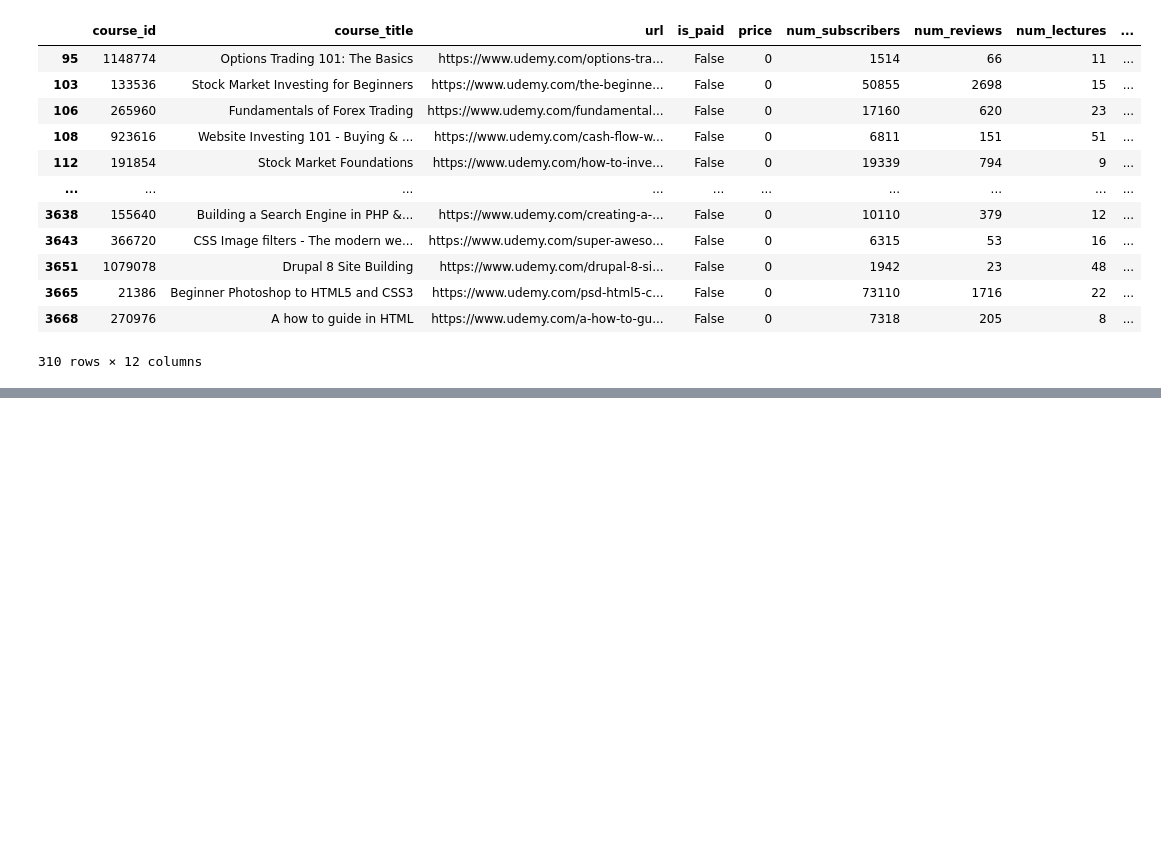
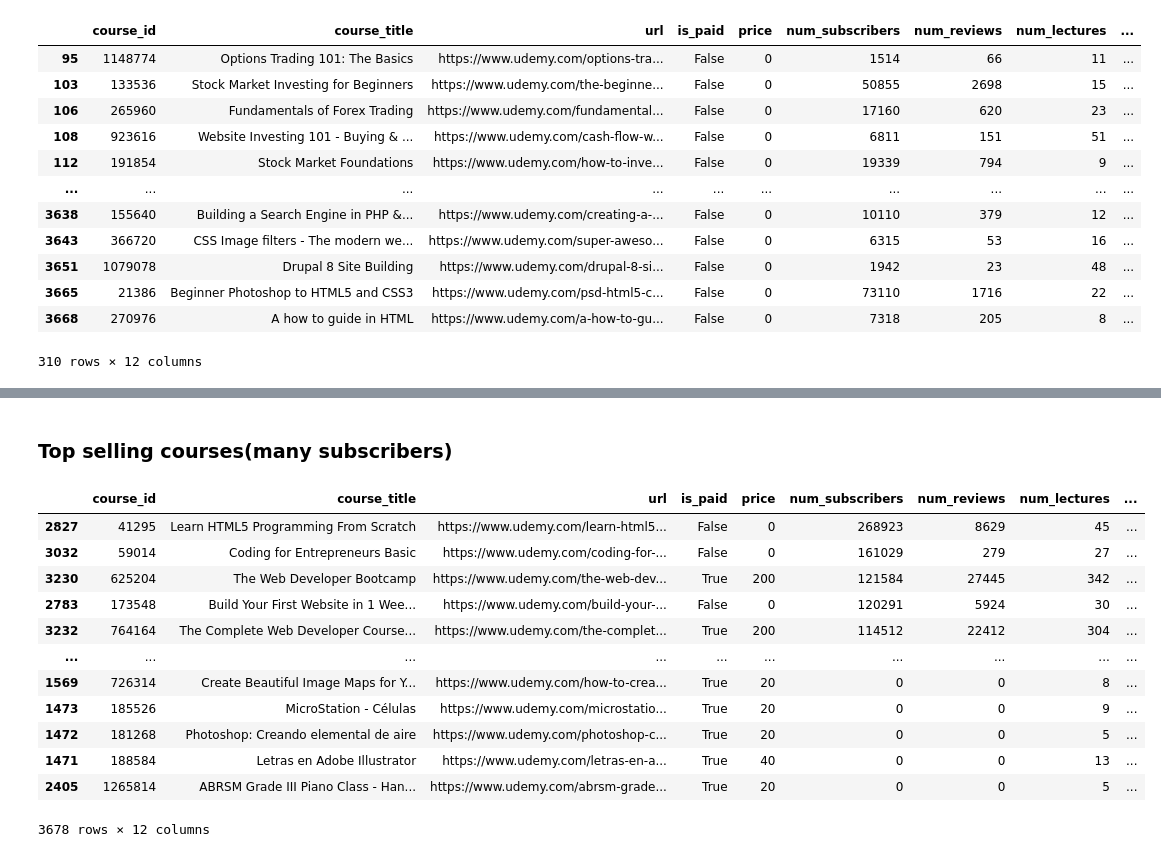
Before and after one commit to PurityKM/python-learn, a Jupyter notebook: UdemyData.ipynb, the cells around one changed output, grey strips where cells are left out. Drawn from its saved outputs; the diff is of its cells as text; code cells hidden in the pictures; blank space fills up the shorter version.

```diff
--- a/UdemyData.ipynb
+++ b/UdemyData.ipynb
@@ -82,0 +101,18 @@ udemydata[udemydata.is_paid == False]
+# %% [markdown]
+### Top selling courses(many subscribers)
+# %%
+udemydata.sort_values('num_subscribers', ascending=False)
+# %% [output]
+|  | course_id | course_title | url | is_paid | price | num_subscribers | num_reviews | num_lectures | ... |
+| 2827 | 41295 | Learn HTML5 Programming From Scratch | https://www.udemy.com/learn-html5... | False | 0 | 268923 | 8629 | 45 | ... |
+| 3032 | 59014 | Coding for Entrepreneurs Basic | https://www.udemy.com/coding-for-... | False | 0 | 161029 | 279 | 27 | ... |
+| 3230 | 625204 | The Web Developer Bootcamp | https://www.udemy.com/the-web-dev... | True | 200 | 121584 | 27445 | 342 | ... |
+| 2783 | 173548 | Build Your First Website in 1 Wee... | https://www.udemy.com/build-your-... | False | 0 | 120291 | 5924 | 30 | ... |
+| 3232 | 764164 | The Complete Web Developer Course... | https://www.udemy.com/the-complet... | True | 200 | 114512 | 22412 | 304 | ... |
+| ... | ... | ... | ... | ... | ... | ... | ... | ... | ... |
+| 1569 | 726314 | Create Beautiful Image Maps for Y... | https://www.udemy.com/how-to-crea... | True | 20 | 0 | 0 | 8 | ... |
+| 1473 | 185526 | MicroStation - Células | https://www.udemy.com/microstatio... | True | 20 | 0 | 0 | 9 | ... |
+| 1472 | 181268 | Photoshop: Creando elemental de aire | https://www.udemy.com/photoshop-c... | True | 20 | 0 | 0 | 5 | ... |
+| 1471 | 188584 | Letras en Adobe Illustrator | https://www.udemy.com/letras-en-a... | True | 40 | 0 | 0 | 13 | ... |
+| 2405 | 1265814 | ABRSM Grade III Piano Class - Han... | https://www.udemy.com/abrsm-grade... | True | 20 | 0 | 0 | 5 | ... |
+3678 rows × 12 columns
```
Also changed, not shown: parts of 8 cells of this notebook.
